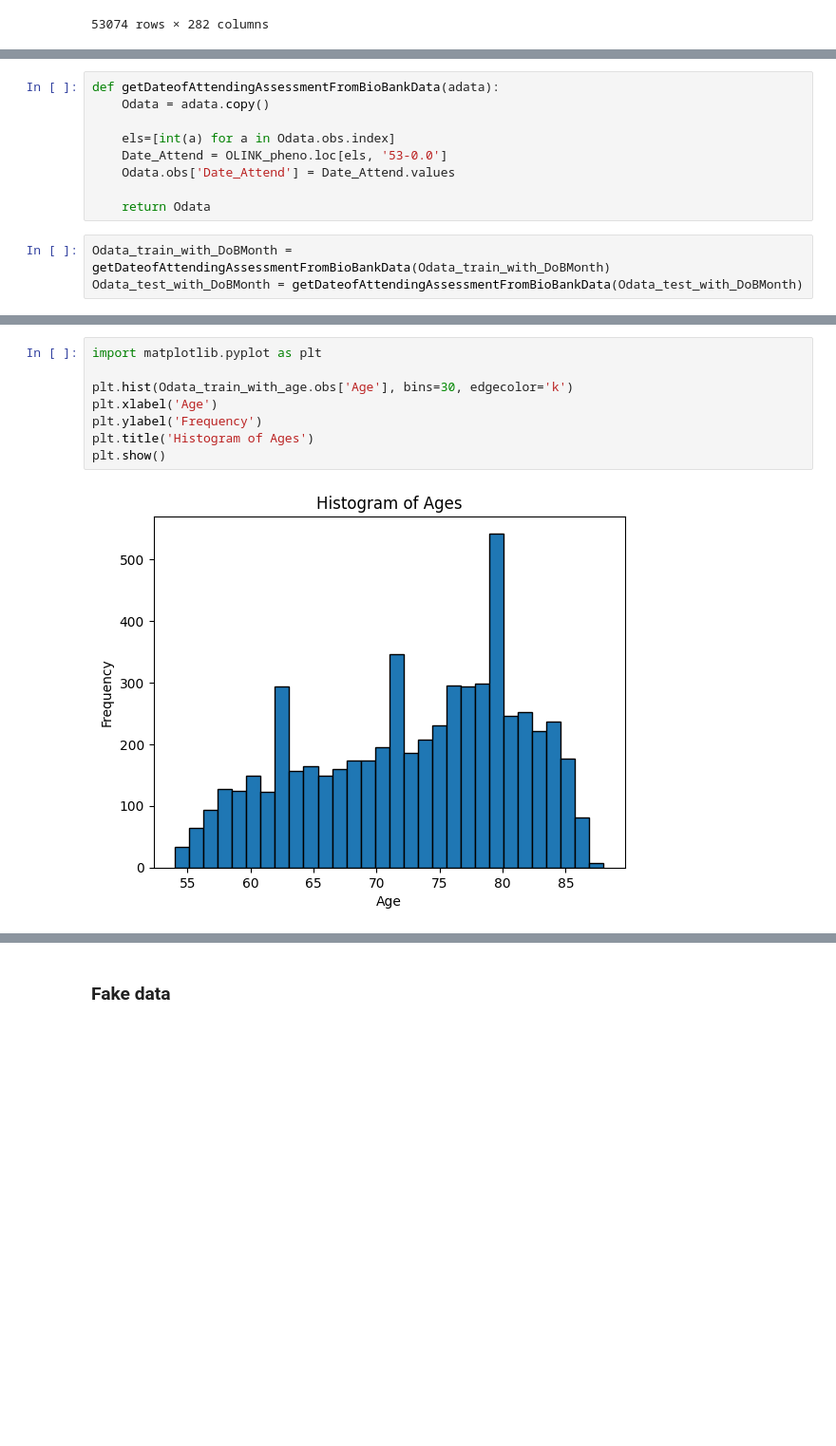
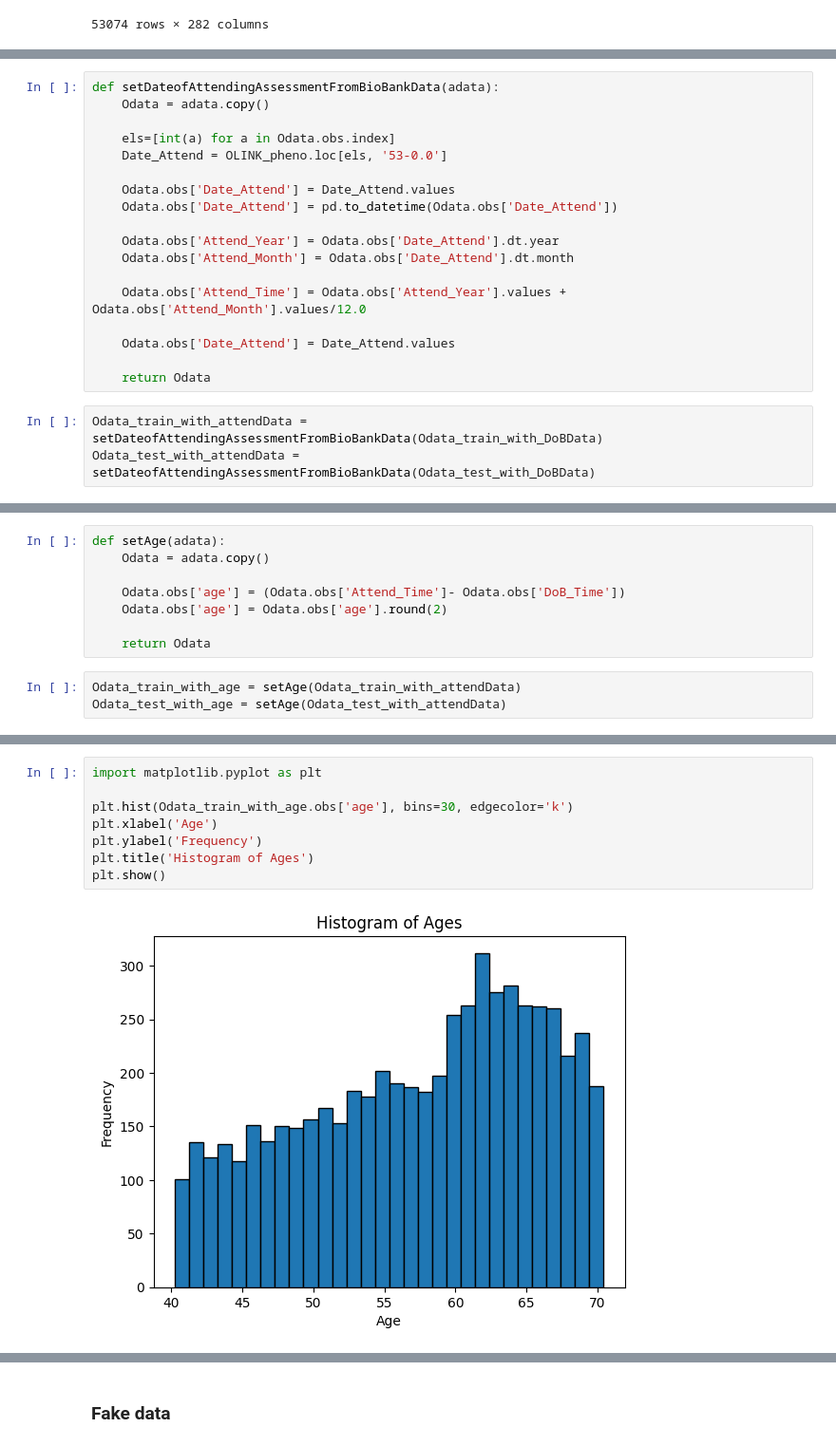
Before and after one commit to Skyer19/code, a Jupyter notebook: 3-adata_process.ipynb, the cells around one changed output, grey strips where cells are left out. Shown at 95% size. Saved outputs shown, nothing was run; the diff lists cells and outputs as text; blank space fills up the shorter version.

```diff
--- a/3-adata_process.ipynb
+++ b/3-adata_process.ipynb
@@ -777,13 +795,22 @@ Odata_train_with_DoBMonth.obs
 # %%
-def getDateofAttendingAssessmentFromBioBankData(adata):
+def setDateofAttendingAssessmentFromBioBankData(adata):
     Odata = adata.copy()
 
     els=[int(a) for a in Odata.obs.index]
     Date_Attend = OLINK_pheno.loc[els, '53-0.0']
+
+    Odata.obs['Date_Attend'] = Date_Attend.values
+    Odata.obs['Date_Attend'] = pd.to_datetime(Odata.obs['Date_Attend'])
+
+    Odata.obs['Attend_Year'] = Odata.obs['Date_Attend'].dt.year
+    Odata.obs['Attend_Month'] = Odata.obs['Date_Attend'].dt.month
+
+    Odata.obs['Attend_Time'] = Odata.obs['Attend_Year'].values + Odata.obs['Attend_Month'].values/12.0
+
     Odata.obs['Date_Attend'] = Date_Attend.values
 
     return Odata
 # %%
-Odata_train_with_DoBMonth = getDateofAttendingAssessmentFromBioBankData(Odata_train_with_DoBMonth)
-Odata_test_with_DoBMonth = getDateofAttendingAssessmentFromBioBankData(Odata_test_with_DoBMonth)
+Odata_train_with_attendData = setDateofAttendingAssessmentFromBioBankData(Odata_train_with_DoBData)
+Odata_test_with_attendData = setDateofAttendingAssessmentFromBioBankData(Odata_test_with_DoBData)
 # %%
@@ -805,0 +833,11 @@ Odata_train_with_DoBMonth.obs
+# %%
+def setAge(adata):
+    Odata = adata.copy()
+
+    Odata.obs['age'] = (Odata.obs['Attend_Time']- Odata.obs['DoB_Time'])
+    Odata.obs['age'] = Odata.obs['age'].round(2)
+
+    return Odata
+# %%
+Odata_train_with_age = setAge(Odata_train_with_attendData)
+Odata_test_with_age = setAge(Odata_test_with_attendData)
@@ -806,13 +861,13 @@ Odata_train_with_DoBMonth.obs
 # %%
 import matplotlib.pyplot as plt
 
-plt.hist(Odata_train_with_age.obs['Age'], bins=30, edgecolor='k')
+plt.hist(Odata_train_with_age.obs['age'], bins=30, edgecolor='k')
 plt.xlabel('Age')
 plt.ylabel('Frequency')
 plt.title('Histogram of Ages')
 plt.show()
 # %% [output]
-[figure, old version]
+[figure, new version]
 # %%
 def ageCluster(adata):
     Odata = adata.copy()
```
Also changed, not shown: parts of 15 cells of this notebook, 3 other files.
